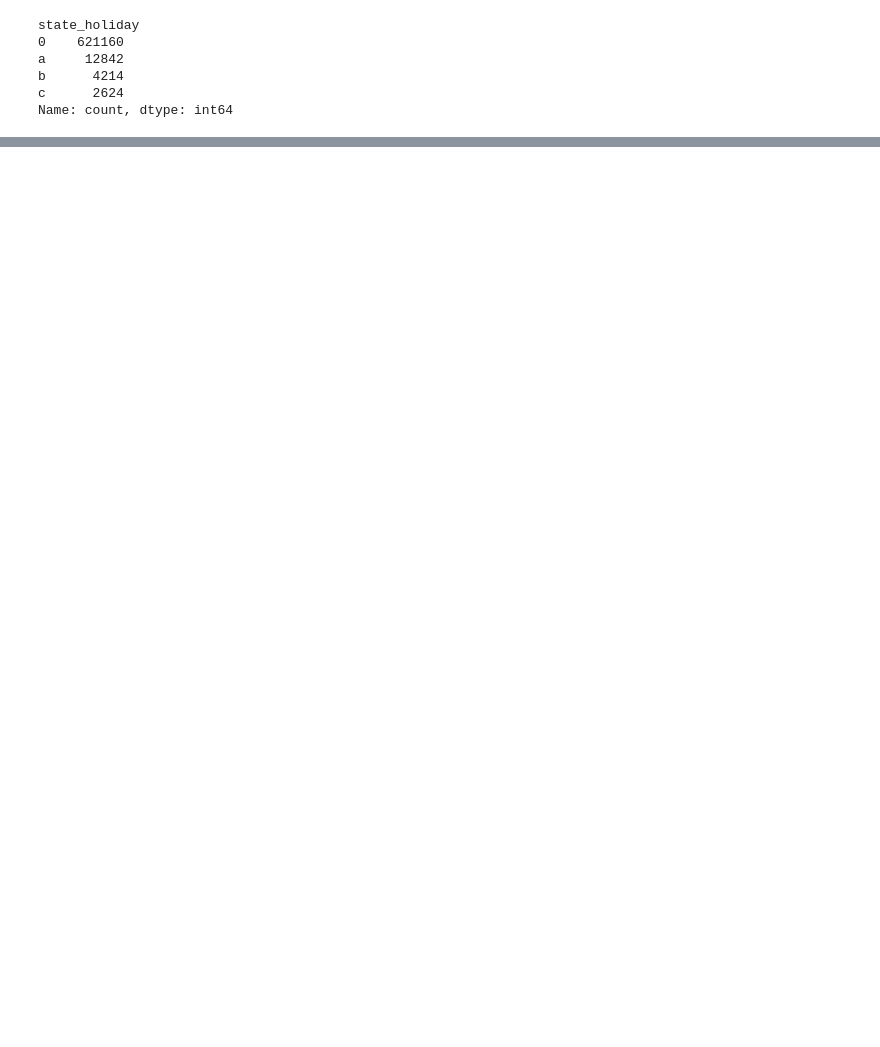
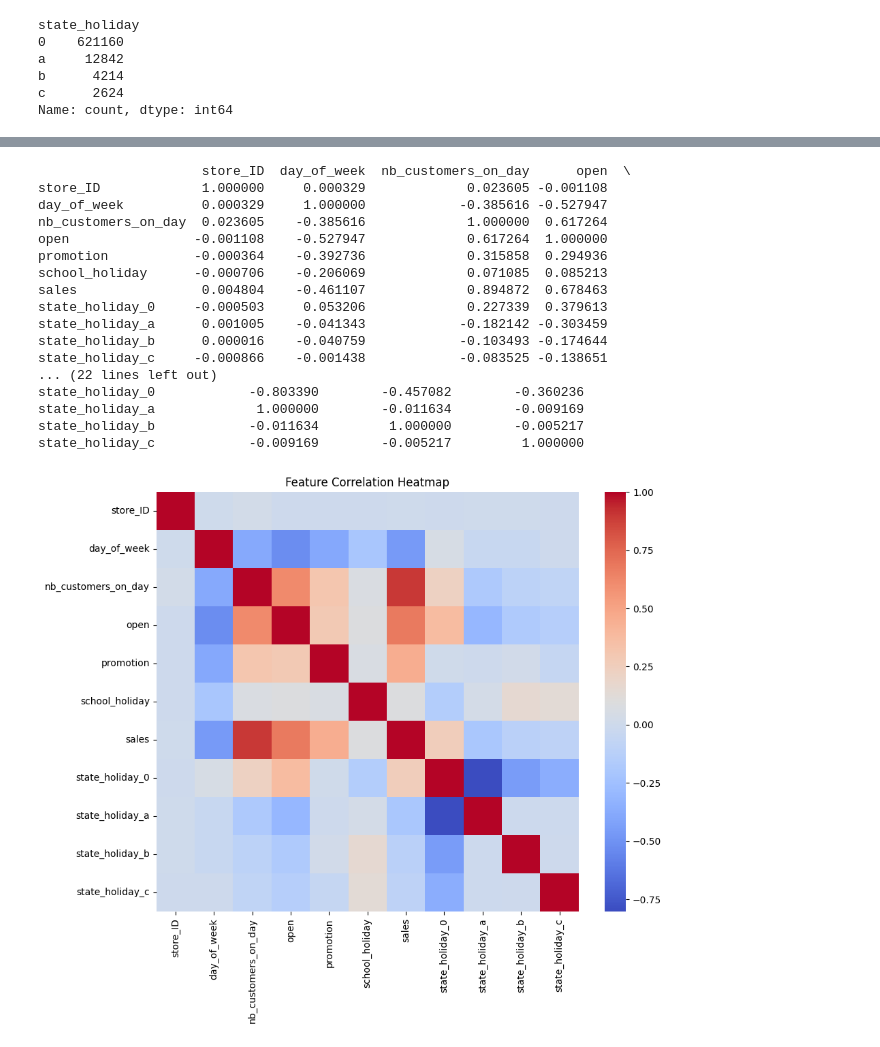
Before and after one commit to perlati/Mini-Project---G2, a Jupyter notebook: sales_g2.ipynb, the cells around one changed output, grey strips where cells are left out. Saved outputs shown, nothing was run; the diff lists cells and outputs as text; code cells hidden in the pictures; blank space fills up the shorter version.

```diff
--- a/sales_g2.ipynb
+++ b/sales_g2.ipynb
@@ -146,0 +229,7 @@ Name: count, dtype: int64
+# %%
+# Drop original 'date' and 'ID' columns if they exist
+
+sales_dummy.drop(columns='date', inplace=True, errors='ignore')
+sales_dummy.drop(columns='ID', inplace=True, errors='ignore')
+
+print(sales_dummy.head())
@@ -146,0 +282,29 @@ Name: count, dtype: int64
+# %%
+# Visualize the updated correlation matrix
+
+corr_matrix = sales_dummy.corr(numeric_only=True) # Compute correlation matrix
+print(corr_matrix)
+
+plt.figure(figsize=(10, 8))
+sns.heatmap(corr_matrix, cmap="coolwarm", annot=False)
+plt.title("Feature Correlation Heatmap")
+plt.show()
+# %% [output]
+                     store_ID  day_of_week  nb_customers_on_day      open  \
+store_ID             1.000000     0.000329             0.023605 -0.001108
+day_of_week          0.000329     1.000000            -0.385616 -0.527947
+nb_customers_on_day  0.023605    -0.385616             1.000000  0.617264
+open                -0.001108    -0.527947             0.617264  1.000000
+promotion           -0.000364    -0.392736             0.315858  0.294936
+school_holiday      -0.000706    -0.206069             0.071085  0.085213
+sales                0.004804    -0.461107             0.894872  0.678463
+state_holiday_0     -0.000503     0.053206             0.227339  0.379613
+state_holiday_a      0.001005    -0.041343            -0.182142 -0.303459
+state_holiday_b      0.000016    -0.040759            -0.103493 -0.174644
+state_holiday_c     -0.000866    -0.001438            -0.083525 -0.138651
+... (22 lines left out)
+state_holiday_0            -0.803390        -0.457082        -0.360236
+state_holiday_a             1.000000        -0.011634        -0.009169
+state_holiday_b            -0.011634         1.000000        -0.005217
+state_holiday_c            -0.009169        -0.005217         1.000000
+[figure, added]
```
Also changed, not shown: parts of 24 cells of this notebook, 4 other files.
